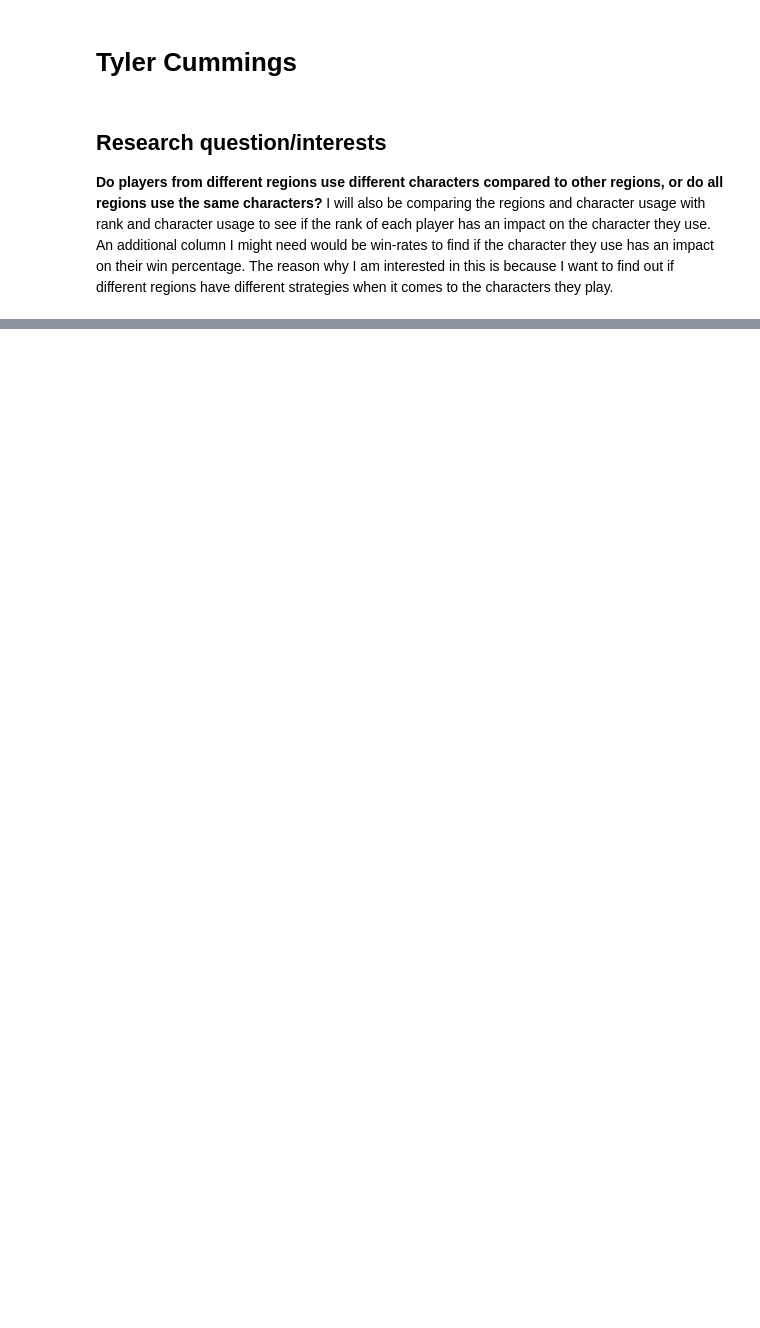
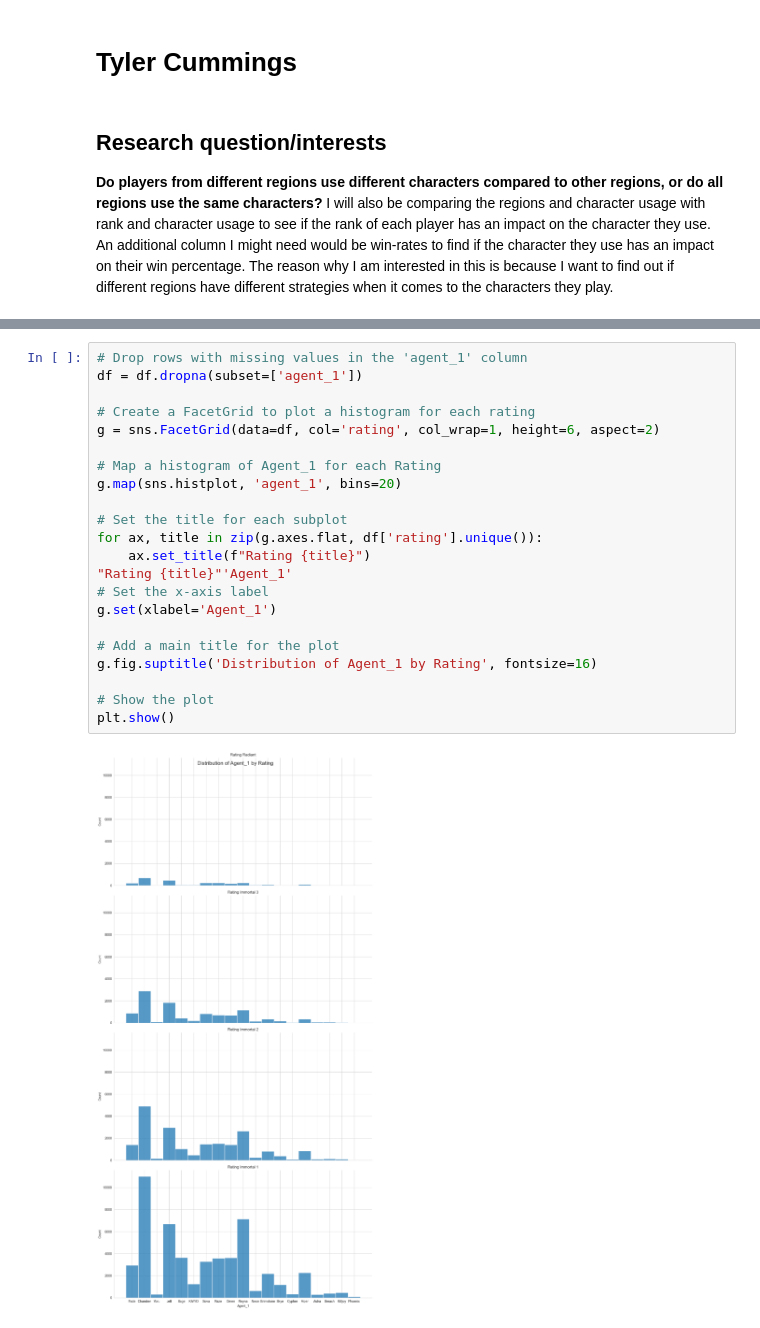
Before and after one commit to ubco-W2022T2-data301/project-group-group64, a Jupyter notebook: analysis/analysis2.ipynb, the cells around one changed output, grey strips where cells are left out. Drawn from its saved outputs; the diff is of its cells as text; blank space fills up the shorter version.

```diff
--- a/analysis/analysis2.ipynb
+++ b/analysis/analysis2.ipynb
@@ -26,0 +91,24 @@ df
+# %%
+# Drop rows with missing values in the 'agent_1' column
+df = df.dropna(subset=['agent_1'])
+
+# Create a FacetGrid to plot a histogram for each rating
+g = sns.FacetGrid(data=df, col='rating', col_wrap=1, height=6, aspect=2)
+
+# Map a histogram of Agent_1 for each Rating
+g.map(sns.histplot, 'agent_1', bins=20)
+
+# Set the title for each subplot
+for ax, title in zip(g.axes.flat, df['rating'].unique()):
+    ax.set_title(f"Rating {title}")
+"Rating {title}"'Agent_1'
+# Set the x-axis label
+g.set(xlabel='Agent_1')
+
+# Add a main title for the plot
+g.fig.suptitle('Distribution of Agent_1 by Rating', fontsize=16)
+
+# Show the plot
+plt.show()
+# %% [output]
+[figure, added]
```
Also changed, not shown: parts of 9 cells of this notebook.
